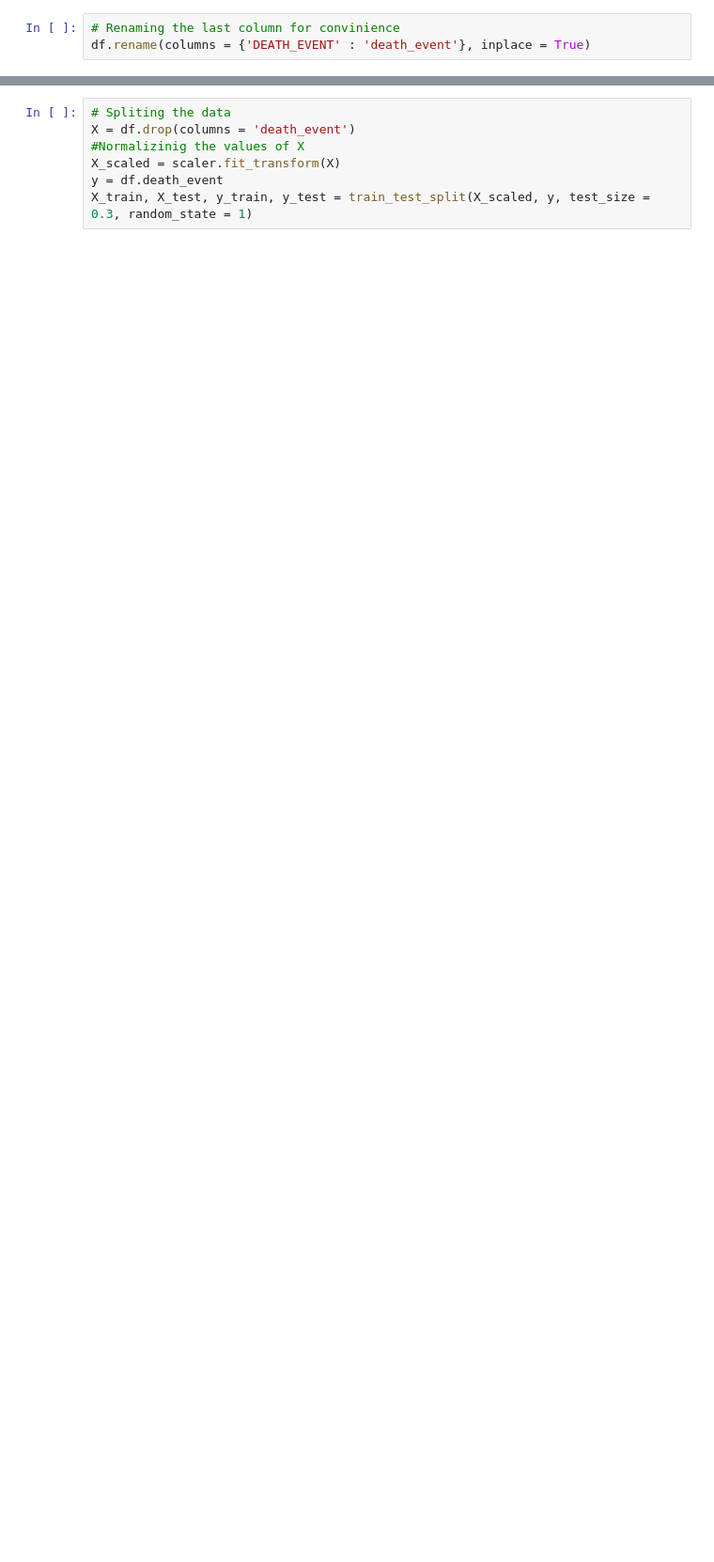
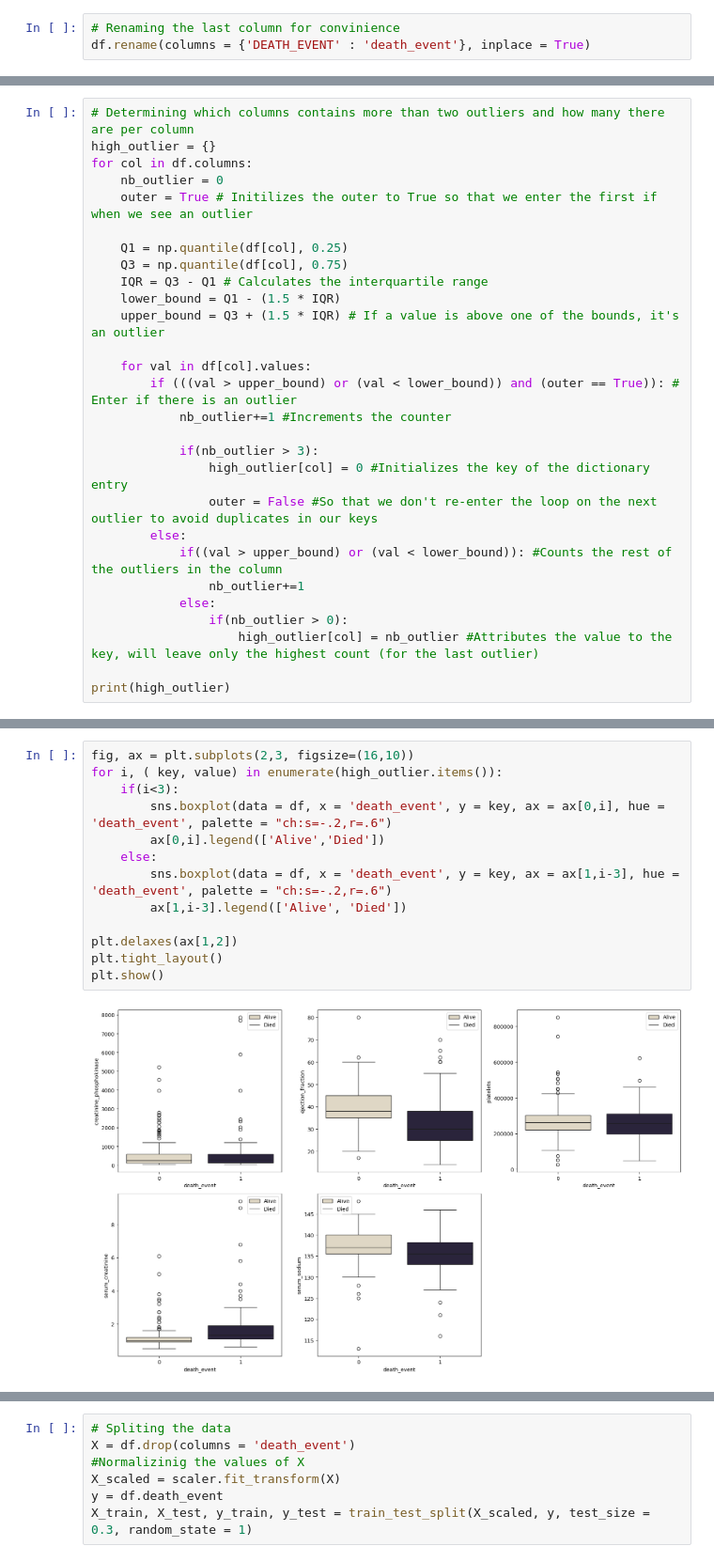
Before and after one commit to yoannattar/Heart-failure-prediction, a Jupyter notebook: Projet_IA-Copy1.ipynb, the cells around one changed output, grey strips where cells are left out. Shown at 94% size. Cells and saved outputs as stored; diff of their text form; blank space fills up the shorter version.

```diff
--- a/Projet_IA-Copy1.ipynb
+++ b/Projet_IA-Copy1.ipynb
@@ -97,0 +79,28 @@ col_tobool = ['diabetes', 'anemia', 'high_blood_pressure', 'sex','smoking','DEAT
+# %%
+# Determining which columns contains more than two outliers and how many there are per column
+high_outlier = {}
+for col in df.columns:
+    nb_outlier = 0
+    outer = True # Initilizes the outer to True so that we enter the first if when we see an outlier
+
+    Q1 = np.quantile(df[col], 0.25)
+    Q3 = np.quantile(df[col], 0.75)
+    IQR = Q3 - Q1 # Calculates the interquartile range
+    lower_bound = Q1 - (1.5 * IQR)
+    upper_bound = Q3 + (1.5 * IQR) # If a value is above one of the bounds, it's an outlier
+
+    for val in df[col].values:
+        if (((val > upper_bound) or (val < lower_bound)) and (outer == True)): # Enter if there is an outlier
+            nb_outlier+=1 #Increments the counter
+
+            if(nb_outlier > 3):
+                high_outlier[col] = 0 #Initializes the key of the dictionary entry
+                outer = False #So that we don't re-enter the loop on the next outlier to avoid duplicates in our keys
+        else:
+            if((val > upper_bound) or (val < lower_bound)): #Counts the rest of the outliers in the column
+                nb_outlier+=1
+            else:
+                if(nb_outlier > 0):
+                    high_outlier[col] = nb_outlier #Attributes the value to the key, will leave only the highest count (for the last outlier)
+
+print(high_outlier)
@@ -98 +109,16 @@ col_tobool = ['diabetes', 'anemia', 'high_blood_pressure', 'sex','smoking','DEAT
+# %%
+fig, ax = plt.subplots(2,3, figsize=(16,10))
+for i, ( key, value) in enumerate(high_outlier.items()):
+    if(i<3):
+        sns.boxplot(data = df, x = 'death_event', y = key, ax = ax[0,i], hue = 'death_event', palette = "ch:s=-.2,r=.6")
+        ax[0,i].legend(['Alive','Died'])
+    else:
+        sns.boxplot(data = df, x = 'death_event', y = key, ax = ax[1,i-3], hue = 'death_event', palette = "ch:s=-.2,r=.6")
+        ax[1,i-3].legend(['Alive', 'Died'])
+
+plt.delaxes(ax[1,2])
+plt.tight_layout()
+plt.show()
+# %% [output]
+[figure, added]
 # %%
```
Also changed, not shown: parts of 23 cells of this notebook.
